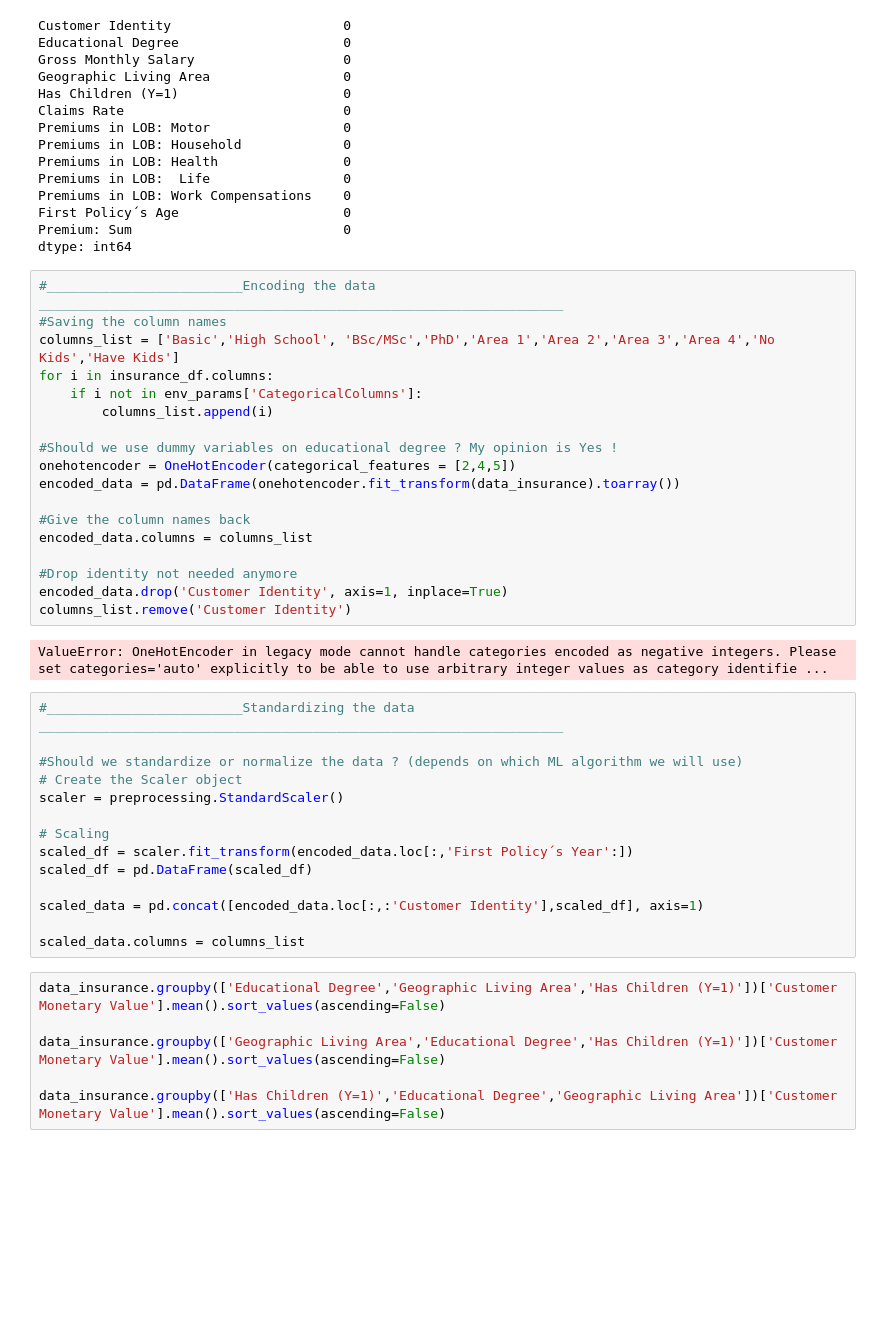
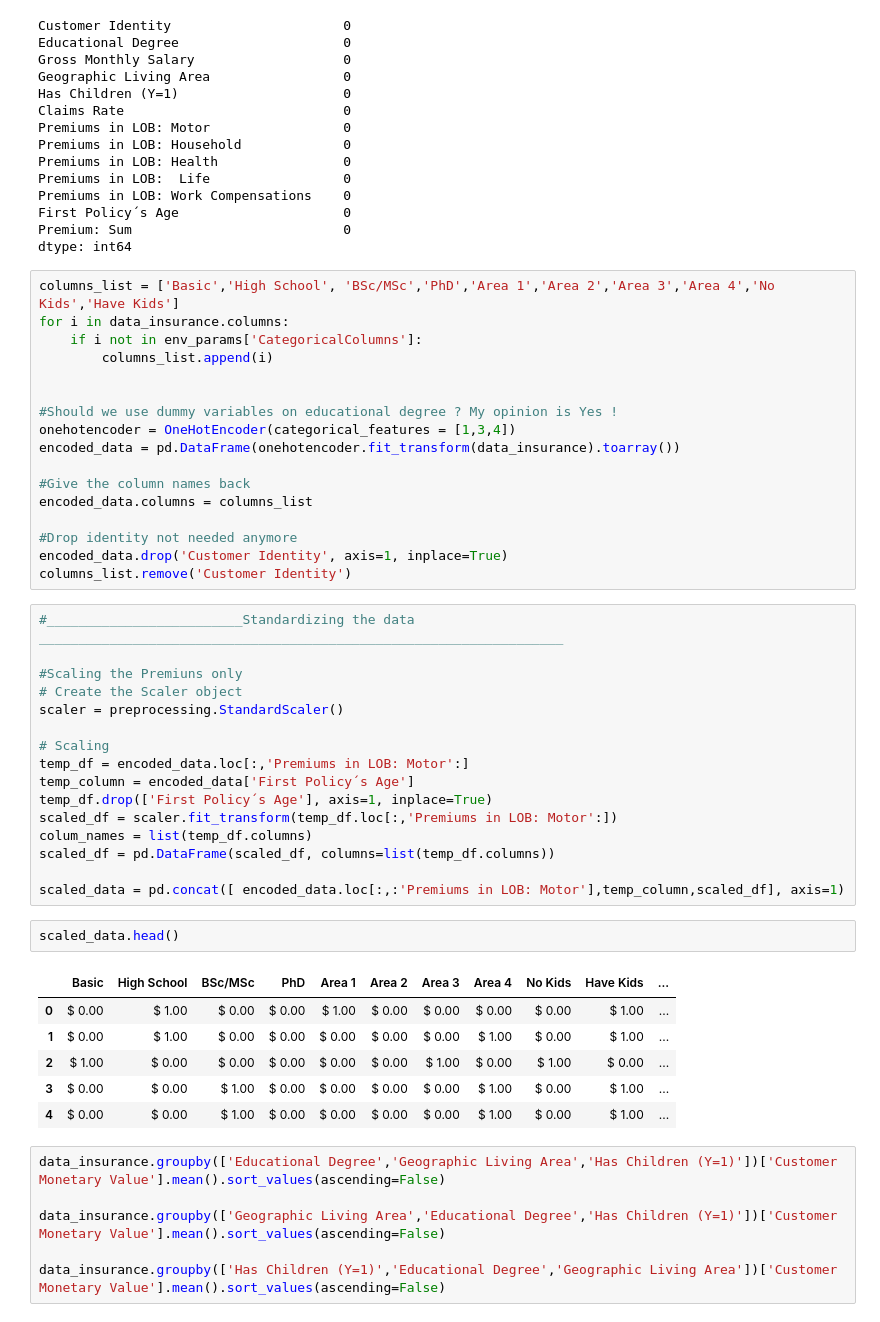
Before and after one commit to apanchot/data_mining, a Jupyter notebook: Data_Mining_Project.ipynb, the cells around one changed output. Drawn from its saved outputs; the diff is of its cells as text; blank space fills up the shorter version.

Commit message:
Fixed the encoding and standardization

```diff
--- a/Data_Mining_Project.ipynb
+++ b/Data_Mining_Project.ipynb
@@ -674,15 +674,14 @@ First Policy´s Age                     0
 Premium: Sum                           0
 dtype: int64
 # %%
-#_________________________Encoding the data ___________________________________________________________________
-#Saving the column names
 columns_list = ['Basic','High School', 'BSc/MSc','PhD','Area 1','Area 2','Area 3','Area 4','No Kids','Have Kids']
-for i in insurance_df.columns:
+for i in data_insurance.columns:
     if i not in env_params['CategoricalColumns']:
         columns_list.append(i)
 
+
 #Should we use dummy variables on educational degree ? My opinion is Yes !
-onehotencoder = OneHotEncoder(categorical_features = [2,4,5])
+onehotencoder = OneHotEncoder(categorical_features = [1,3,4])
 encoded_data = pd.DataFrame(onehotencoder.fit_transform(data_insurance).toarray())
 
 #Give the column names back
@@ -691,22 +690,31 @@ encoded_data.columns = columns_list
 #Drop identity not needed anymore
 encoded_data.drop('Customer Identity', axis=1, inplace=True)
 columns_list.remove('Customer Identity')
-# %% [output]
-ValueError: OneHotEncoder in legacy mode cannot handle categories encoded as negative integers. Please set categories='auto' explicitly to be able to use arbitrary integer values as category identifie ...
 # %%
 #_________________________Standardizing the data ___________________________________________________________________
 
-#Should we standardize or normalize the data ? (depends on which ML algorithm we will use)
+#Scaling the Premiuns only
 # Create the Scaler object
 scaler = preprocessing.StandardScaler()
 
 # Scaling
-scaled_df = scaler.fit_transform(encoded_data.loc[:,'First Policy´s Year':])
-scaled_df = pd.DataFrame(scaled_df)
+temp_df = encoded_data.loc[:,'Premiums in LOB: Motor':]
+temp_column = encoded_data['First Policy´s Age']
+temp_df.drop(['First Policy´s Age'], axis=1, inplace=True)
+scaled_df = scaler.fit_transform(temp_df.loc[:,'Premiums in LOB: Motor':])
+colum_names = list(temp_df.columns)
+scaled_df = pd.DataFrame(scaled_df, columns=list(temp_df.columns))
 
-scaled_data = pd.concat([encoded_data.loc[:,:'Customer Identity'],scaled_df], axis=1)
-
-scaled_data.columns = columns_list
+scaled_data = pd.concat([ encoded_data.loc[:,:'Premiums in LOB: Motor'],temp_column,scaled_df], axis=1)
+# %%
+scaled_data.head()
+# %% [output]
+|  | Basic | High School | BSc/MSc | PhD | Area 1 | Area 2 | Area 3 | Area 4 | No Kids | Have Kids | ... |
+| 0 | $ 0.00 | $ 1.00 | $ 0.00 | $ 0.00 | $ 1.00 | $ 0.00 | $ 0.00 | $ 0.00 | $ 0.00 | $ 1.00 | ... |
+| 1 | $ 0.00 | $ 1.00 | $ 0.00 | $ 0.00 | $ 0.00 | $ 0.00 | $ 0.00 | $ 1.00 | $ 0.00 | $ 1.00 | ... |
+| 2 | $ 1.00 | $ 0.00 | $ 0.00 | $ 0.00 | $ 0.00 | $ 0.00 | $ 1.00 | $ 0.00 | $ 1.00 | $ 0.00 | ... |
+| 3 | $ 0.00 | $ 0.00 | $ 1.00 | $ 0.00 | $ 0.00 | $ 0.00 | $ 0.00 | $ 1.00 | $ 0.00 | $ 1.00 | ... |
+| 4 | $ 0.00 | $ 0.00 | $ 1.00 | $ 0.00 | $ 0.00 | $ 0.00 | $ 0.00 | $ 1.00 | $ 0.00 | $ 1.00 | ... |
 # %%
 data_insurance.groupby(['Educational Degree','Geographic Living Area','Has Children (Y=1)'])['Customer Monetary Value'].mean().sort_values(ascending=False)
 
```
Also changed, not shown: parts of 3 cells of this notebook.
